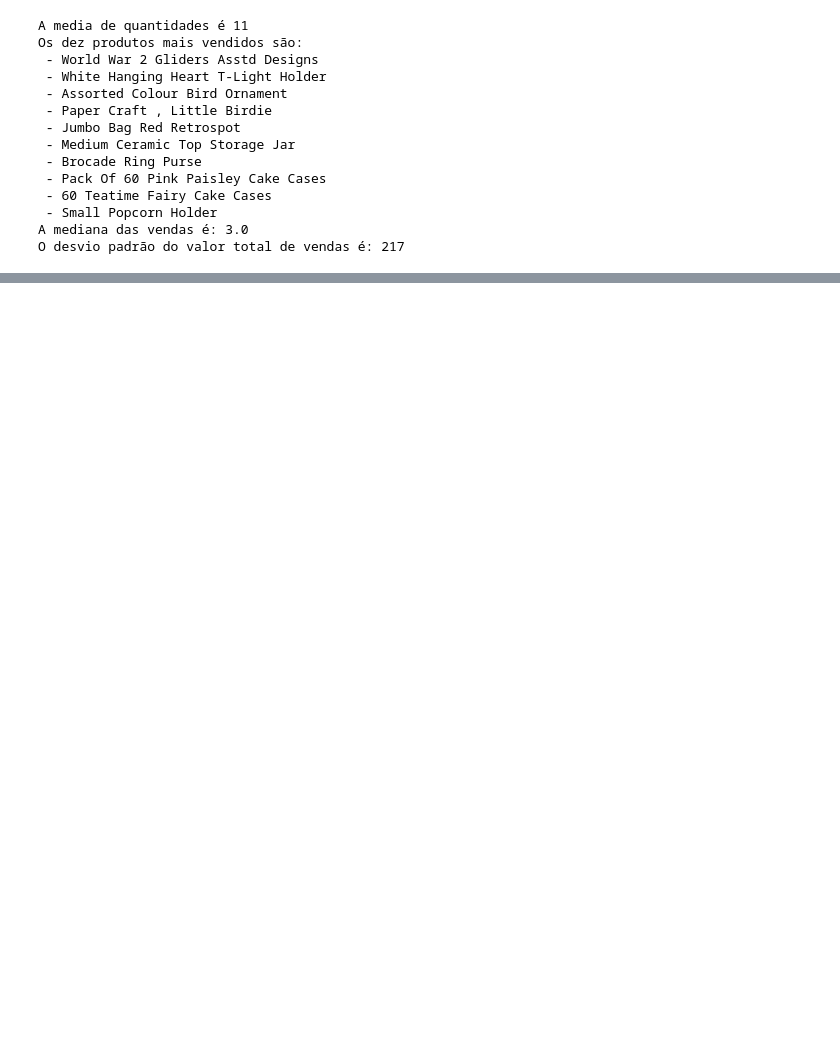
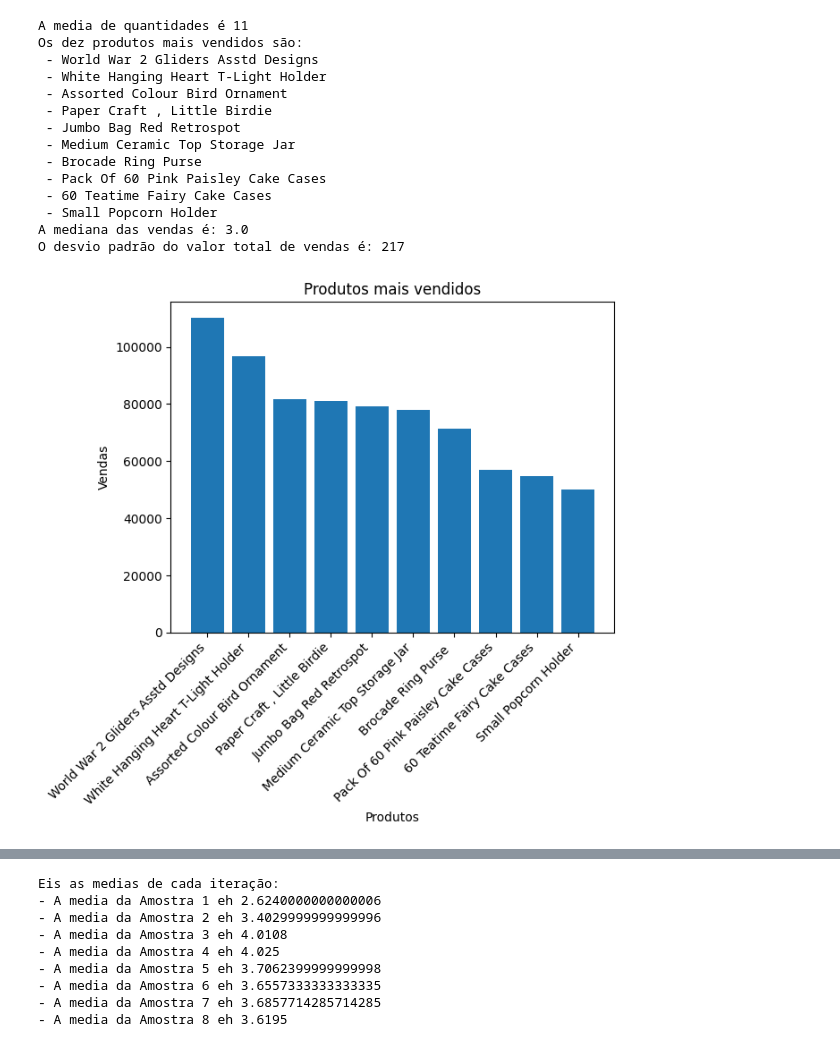
Before and after one commit to luistorres109/disciplina_ia_ds, a Jupyter notebook: ds_trabalho_2.ipynb, the cells around one changed output, grey strips where cells are left out. Saved outputs shown, nothing was run; the diff lists cells and outputs as text; code cells hidden in the pictures; blank space fills up the shorter version.

```diff
--- a/ds_trabalho_2.ipynb
+++ b/ds_trabalho_2.ipynb
@@ -26,45 +26,98 @@ Drive already mounted at /content/drive; to attempt to forcibly remount, call dr
 
 [1067371 rows x 8 columns]
 # %%
+import matplotlib.pyplot as plt
+
+# Tratar dados
 df = df.loc[df['Quantity'] >= 0]
 
+# Listas para
 produtos = []
 quantidades = []
+
+# Média do valor total de vendas
 media_quantidades = df['Quantity'].fillna(0).sum()/df['Quantity'].count()
 print("A media de quantidades é "+str(int(media_quantidades)))
 
-grupo_produto = df.groupby('Description')['Quantity'].sum()
-produtos_mais_vendidos = grupo_produto.sort_values(ascending=False).head(10)
+# Prudutos mais vendidos
+grupo_produto = df.groupby('Description')['Quantity'].sum().sort_values(ascending=False)
+produtos_mais_vendidos = grupo_produto.head(10)
 
 print("Os dez produtos mais vendidos são:")
 
+# Exibir os dez produtos mais vendidos e adiciona-los em uma lista para criação do gráfico
 for indice, produto in enumerate(produtos_mais_vendidos):
   produto_vendido = str(produtos_mais_vendidos.index[indice]).lower().title()
   produtos.append(produto_vendido)
   quantidades.append(produto)
   print(" - "+produto_vendido)
 
+# Mediana de Vendas
 mediana = df['Quantity'].median()
 
 print(f'A mediana das vendas é: {mediana}')
 
+# Desvio padrão
 df['Valor Total'] = df['Quantity'] * df['Price']
 
 desvio_padrao = int(df['Valor Total'].std())
 
 print(f'O desvio padrão do valor total de vendas é: {desvio_padrao}')
+
+# Criando o gráfico
+plt.bar(range(len(produtos)), quantidades, tick_label=produtos)
+plt.xticks(rotation=45, ha='right')  # Rotação de 45 graus e alinhamento à direita
+plt.title('Produtos mais vendidos')
+plt.xlabel('Produtos')
+plt.ylabel('Vendas')
+plt.show()
+
+# Histograma dos valores totais de vendas
+plt.hist(grupo_produto, bins=10, edgecolor='black')
+plt.xlabel('Valor Total das Vendas')
+plt.ylabel('Frequência')
+plt.title('Histograma dos Valores Totais das Vendas')
+plt.show()
+
+# Amostras
+amostras = []
+amostras_nome = []
+amostras_medias = []
+df_price = df['Price']
+tamanhos_amostra = [25, 50, 75, 100, 125, 150, 175, 200]
+for indice, tamanho in enumerate(tamanhos_amostra):
+  amostra = df_price.sample(n=tamanho, random_state=42)
+  amostras.append(amostra)
+  amostras_nome.append(f"Amostra {indice+1}")
+for amostra in amostras:
+  valor_total = amostra.sum()
+  quantia = len(amostra)
+  media = valor_total/quantia
+  amostras_medias.append(media)
+print("Eis as medias de cada iteração:")
+for i in range(8):
+  print(f"- A media da {amostras_nome[i]} eh {amostras_medias[i]}")
+
+# Gráfico das amostras
+plt.bar(range(len(amostras_nome)), amostras_medias, tick_label=amostras_nome)
+plt.xticks(rotation=45, ha='right')  # Rotação de 45 graus e alinhamento à direita
+plt.title('Media das amostras')
+plt.xlabel('Amostras')
+plt.ylabel('Medias')
+plt.show()
 # %% [output]
 A media de quantidades é 11
 Os dez produtos mais vendidos são:
  - World War 2 Gliders Asstd Designs
  - White Hanging Heart T-Light Holder
  - Assorted Colour Bird Ornament
  - Paper Craft , Little Birdie
  - Jumbo Bag Red Retrospot
  - Medium Ceramic Top Storage Jar
  - Brocade Ring Purse
  - Pack Of 60 Pink Paisley Cake Cases
  - 60 Teatime Fairy Cake Cases
  - Small Popcorn Holder
 A mediana das vendas é: 3.0
 O desvio padrão do valor total de vendas é: 217
+[figure, added]
@@ -70,0 +125,9 @@ O desvio padrão do valor total de vendas é: 217
+Eis as medias de cada iteração:
+- A media da Amostra 1 eh 2.6240000000000006
+- A media da Amostra 2 eh 3.4029999999999996
+- A media da Amostra 3 eh 4.0108
+- A media da Amostra 4 eh 4.025
+- A media da Amostra 5 eh 3.7062399999999998
+- A media da Amostra 6 eh 3.6557333333333335
+- A media da Amostra 7 eh 3.6857714285714285
+- A media da Amostra 8 eh 3.6195
```
Also changed, not shown: parts of 2 cells of this notebook.
